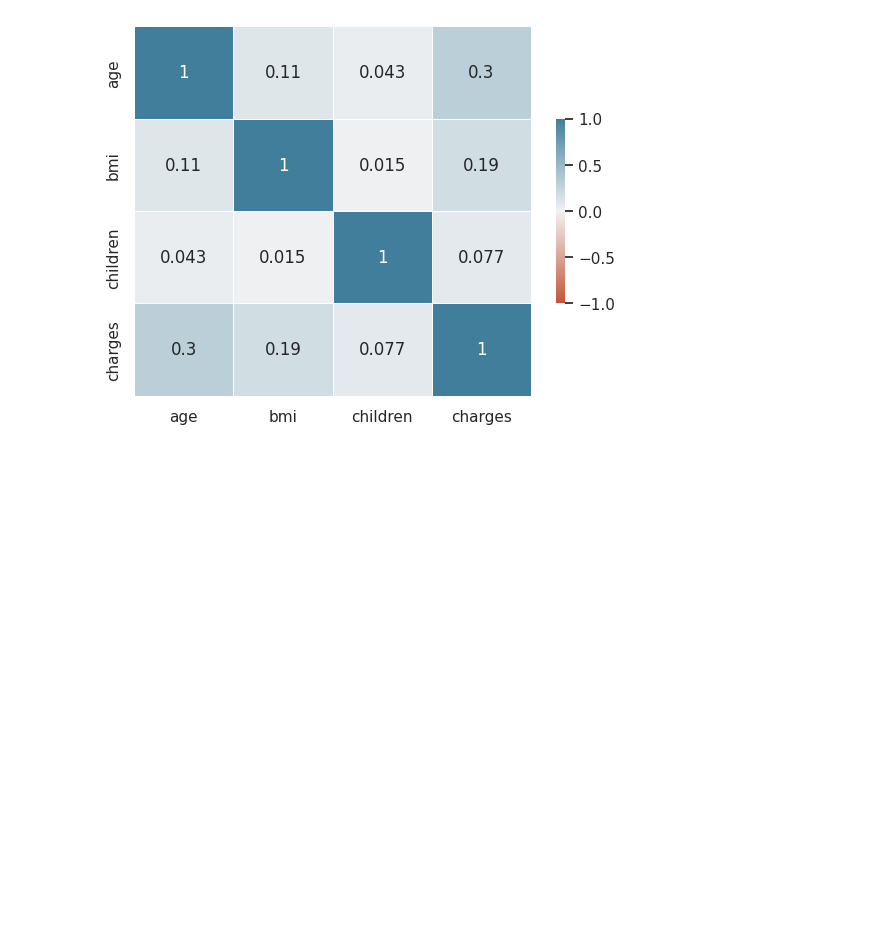
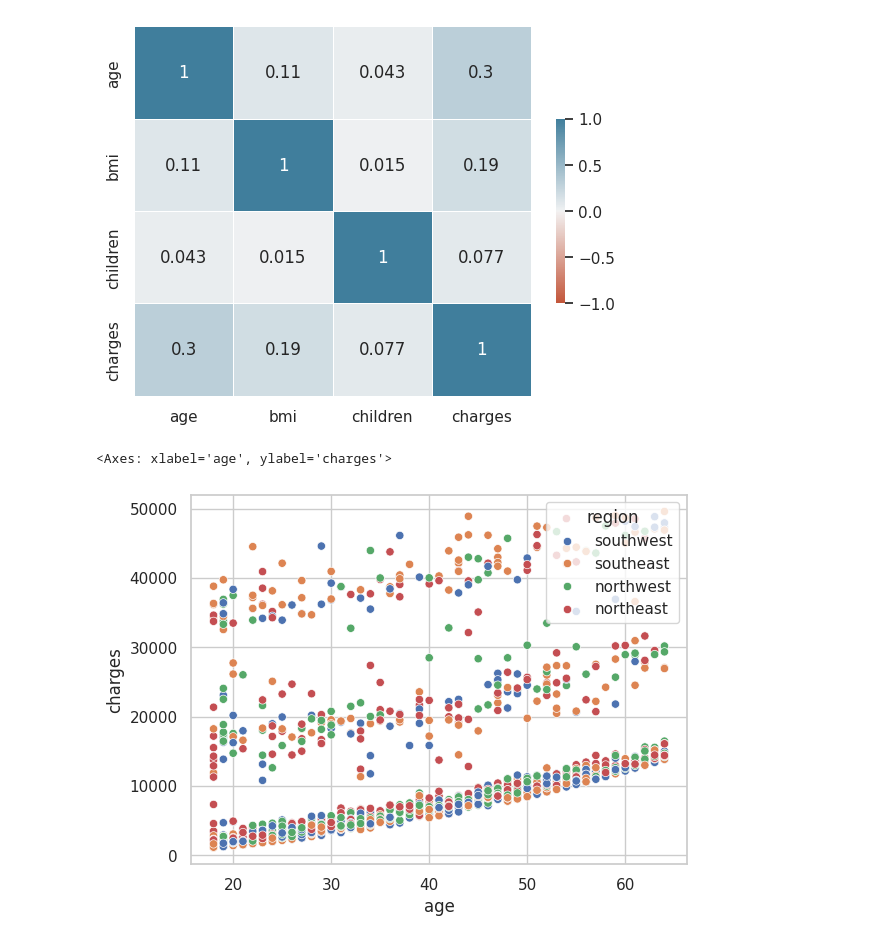
Before and after one commit to cesarmayta/BOOTCAMP_DSG1, a Jupyter notebook: dia1/03_ejercicio_regresion_lineal.ipynb, the cells around one changed output. Saved outputs shown, nothing was run; the diff lists cells and outputs as text; code cells hidden in the pictures; blank space fills up the shorter version.

```diff
--- a/dia1/03_ejercio_regresion_lineal.ipynb
+++ b/dia1/03_ejercicio_regresion_lineal.ipynb
@@ -107,3 +107,8 @@ sns.heatmap(
 # %% [output]
 <Axes: >
 [figure]
+# %%
+sns.scatterplot(data=df,x=df.age,y=df.charges,hue=df.region)
+# %% [output]
+<Axes: xlabel='age', ylabel='charges'>
+[figure, added]
```
Also changed, not shown: parts of 7 cells of this notebook.
